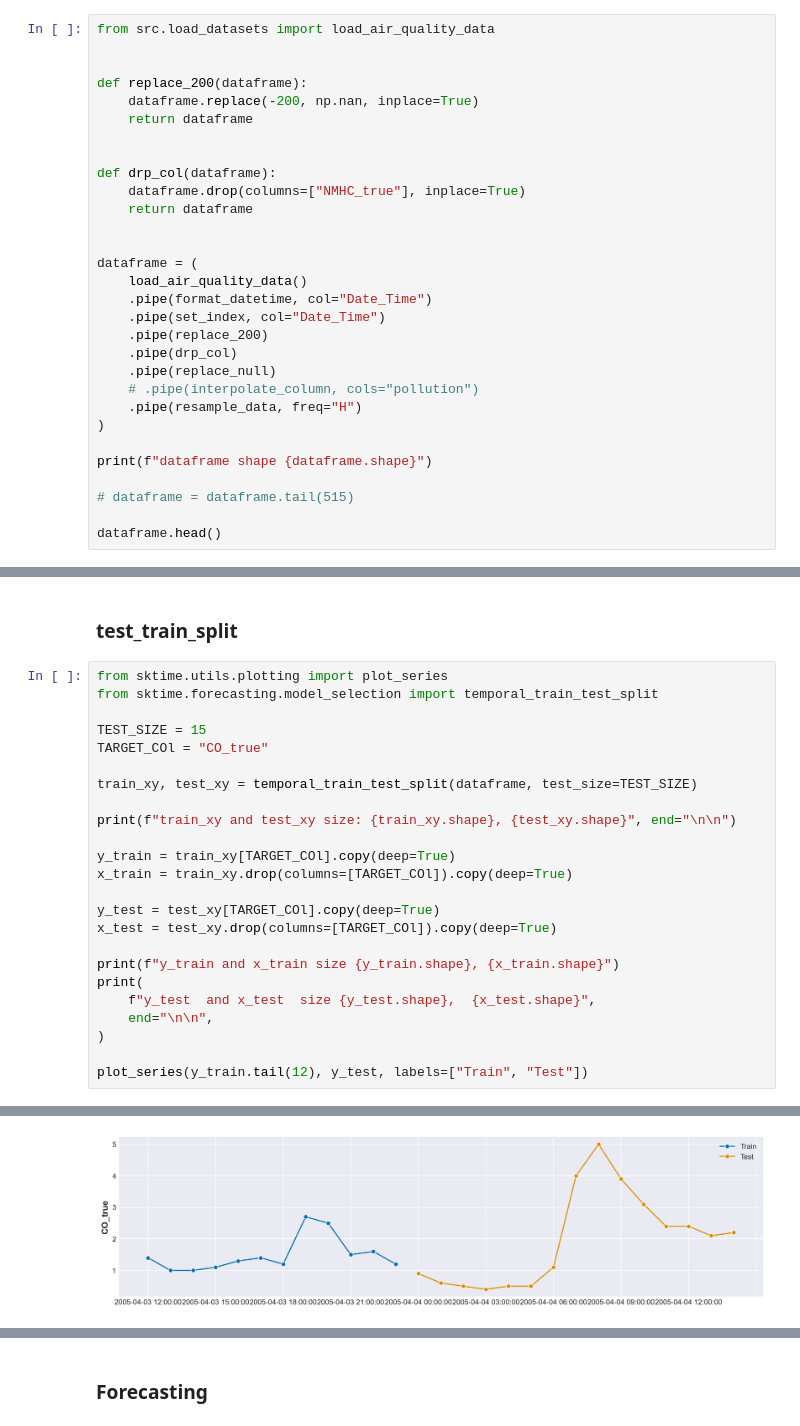
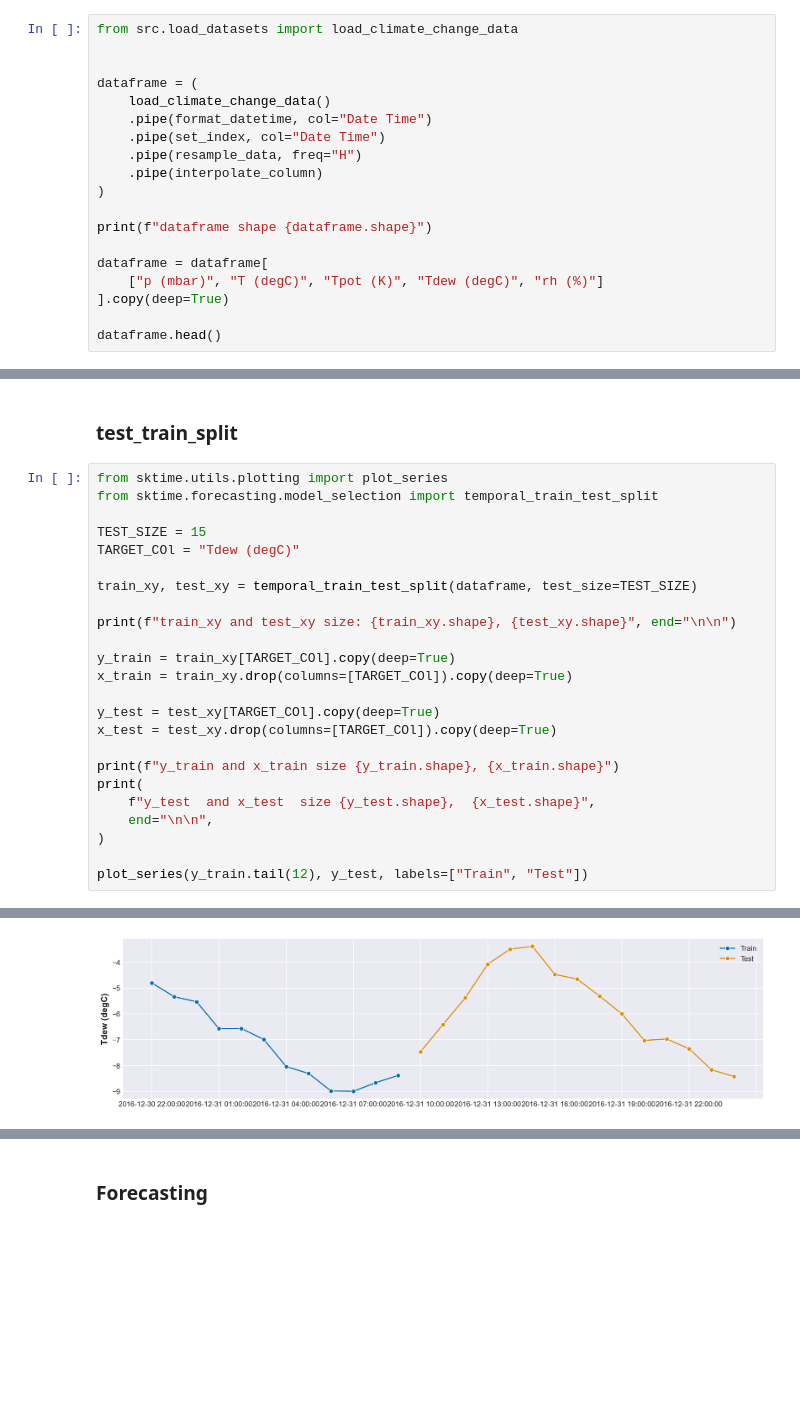
Before and after one commit to RahulDas-dev/Time-Series-Examples, a Jupyter notebook: sktime/Load_model.ipynb, the cells around one changed output, grey strips where cells are left out. Drawn from its saved outputs; the diff is of its cells as text; blank space fills up the shorter version.

```diff
--- a/sktime/Load_model.ipynb
+++ b/sktime/Load_model.ipynb
@@ -26,33 +26,22 @@ plt.rc(
 
 %config InlineBackend.figure_format = 'retina'
 # %%
-from src.load_datasets import load_air_quality_data
-
-
-def replace_200(dataframe):
-    dataframe.replace(-200, np.nan, inplace=True)
-    return dataframe
-
-
-def drp_col(dataframe):
-    dataframe.drop(columns=["NMHC_true"], inplace=True)
-    return dataframe
+from src.load_datasets import load_climate_change_data
 
 
 dataframe = (
-    load_air_quality_data()
-    .pipe(format_datetime, col="Date_Time")
-    .pipe(set_index, col="Date_Time")
-    .pipe(replace_200)
-    .pipe(drp_col)
-    .pipe(replace_null)
-    # .pipe(interpolate_column, cols="pollution")
+    load_climate_change_data()
+    .pipe(format_datetime, col="Date Time")
+    .pipe(set_index, col="Date Time")
     .pipe(resample_data, freq="H")
+    .pipe(interpolate_column)
 )
 
 print(f"dataframe shape {dataframe.shape}")
 
-# dataframe = dataframe.tail(515)
+dataframe = dataframe[
+    ["p (mbar)", "T (degC)", "Tpot (K)", "Tdew (degC)", "rh (%)"]
+].copy(deep=True)
 
 dataframe.head()
 # %% [output]
@@ -75,7 +64,7 @@ from sktime.utils.plotting import plot_series
 from sktime.forecasting.model_selection import temporal_train_test_split
 
 TEST_SIZE = 15
-TARGET_COl = "CO_true"
+TARGET_COl = "Tdew (degC)"
 
 train_xy, test_xy = temporal_train_test_split(dataframe, test_size=TEST_SIZE)
 
@@ -103,4 +92,4 @@ y_test  and x_test  size (15,),  (15, 11)
-[figure, old version]
+[figure, new version]
 # %%
 import joblib
 
```
Also changed, not shown: parts of 8 cells of this notebook, 1 other file.
